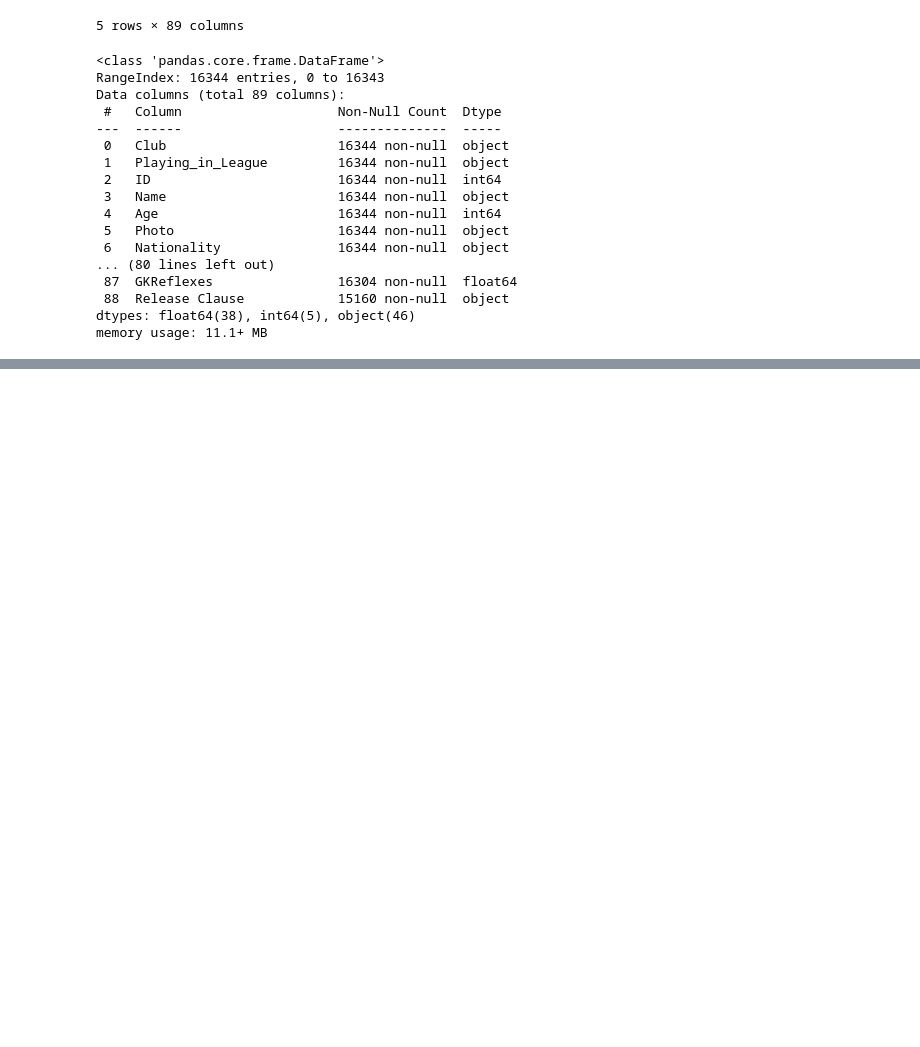
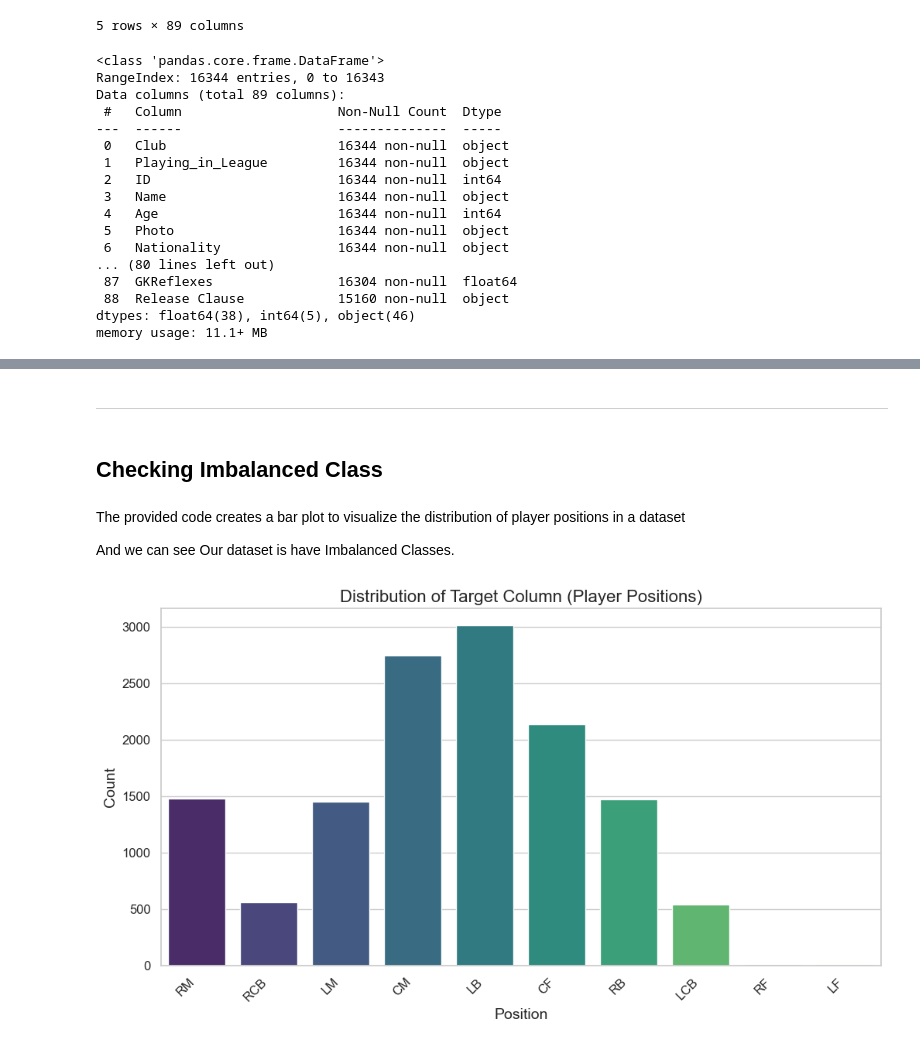
Before and after one commit to alizahedzadeh/Applied-Data-Science-Course-Assignments, a Jupyter notebook: assignments/Assignment 13 Imbalanced Data, Pipelines and AutoML/HW13_Imbalanced Data_Pipelines_AutoML.ipynb, the cells around one changed output, grey strips where cells are left out. Drawn from its saved outputs; the diff is of its cells as text; code cells hidden in the pictures; blank space fills up the shorter version.

```diff
--- a/assignments/Assignment 13 Imbalanced Data, Pipelines and AutoML/HW13_Imbalanced Data_Pipelines_AutoML.ipynb
+++ b/assignments/Assignment 13 Imbalanced Data, Pipelines and AutoML/HW13_Imbalanced Data_Pipelines_AutoML.ipynb
@@ -80,0 +337,24 @@ memory usage: 11.1+ MB
+# %% [markdown]
+<hr>
+# %% [markdown]
+## **Checking Imbalanced Class**
+# %% [markdown]
+The provided code creates a bar plot to visualize the distribution of player positions in a dataset
+
+And we can see Our dataset is have Imbalanced Classes.
+# %%
+import seaborn as sns
+import matplotlib.pyplot as plt
+
+# Assuming 'y' is your target column
+plt.figure(figsize=(12, 6))
+sns.set(style="whitegrid")
+sns.countplot(x='Position', data=df, hue='Position', palette="viridis", dodge=False)
+plt.title('Distribution of Target Column (Player Positions)', fontsize=16)
+plt.xlabel('Position', fontsize=14)
+plt.ylabel('Count', fontsize=14)
+plt.xticks(rotation=45, ha="right", fontsize=12)
+plt.yticks(fontsize=12)
+plt.show()
+# %% [output]
+[figure, added]
```
Also changed, not shown: parts of 24 cells of this notebook, 1 other file.
